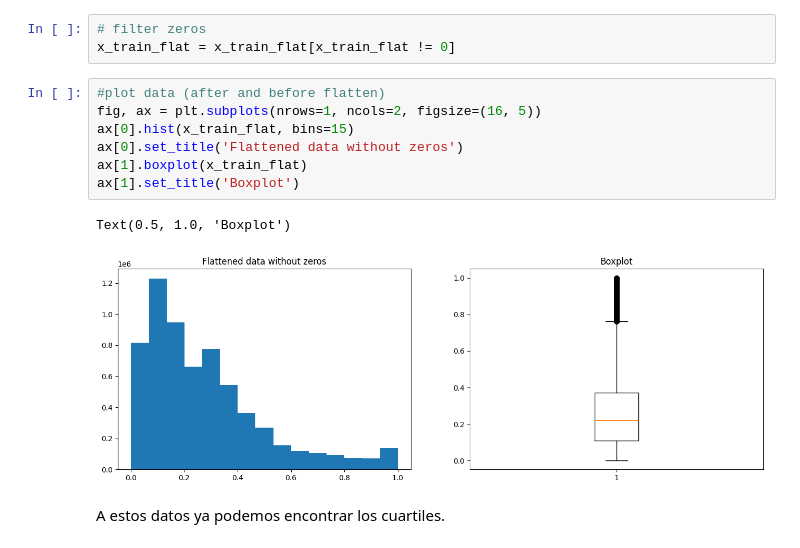
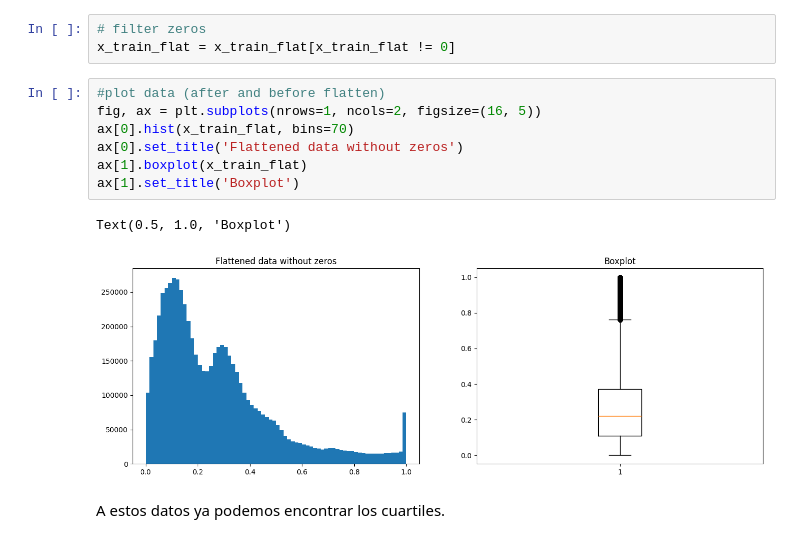
Before and after one commit to nicolaycc/MAA-ML-TS, a Jupyter notebook: notebooks/05AnomalyDetection.ipynb, the cells around one changed output. Cells and saved outputs as stored; diff of their text form.

```diff
--- a/notebooks/05AnomalyDetection.ipynb
+++ b/notebooks/05AnomalyDetection.ipynb
@@ -58,13 +58,13 @@ x_train_flat = x_train_flat[x_train_flat != 0]
 # %%
 #plot data (after and before flatten)
 fig, ax = plt.subplots(nrows=1, ncols=2, figsize=(16, 5))
-ax[0].hist(x_train_flat, bins=15)
+ax[0].hist(x_train_flat, bins=70)
 ax[0].set_title('Flattened data without zeros')
 ax[1].boxplot(x_train_flat)
 ax[1].set_title('Boxplot')
 # %% [output]
 Text(0.5, 1.0, 'Boxplot')
-[figure, old version]
+[figure, new version]
 # %% [markdown]
 A estos datos ya podemos encontrar los cuartiles.
 # %% [markdown]
```
Also changed, not shown: parts of 6 cells of this notebook.
